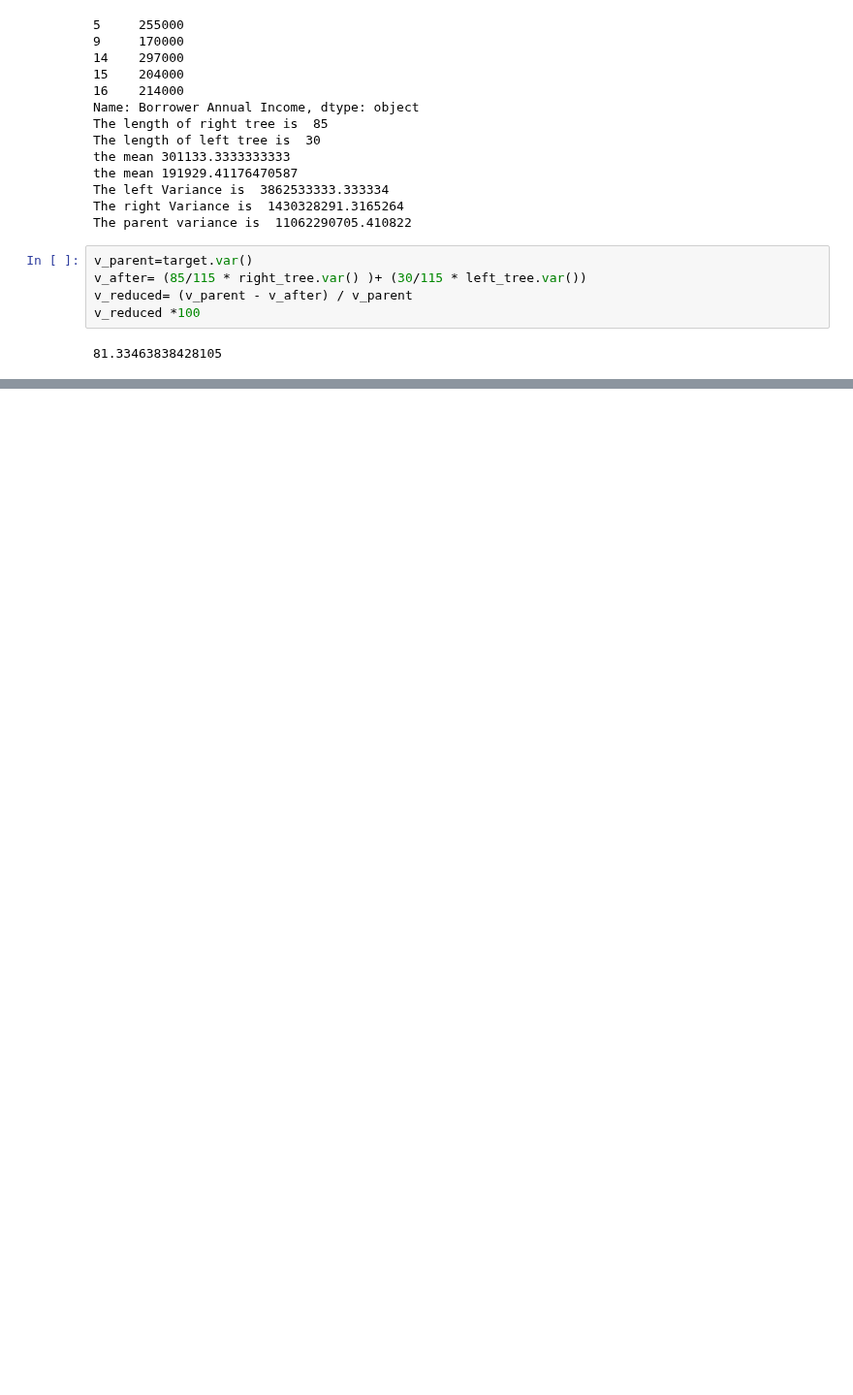
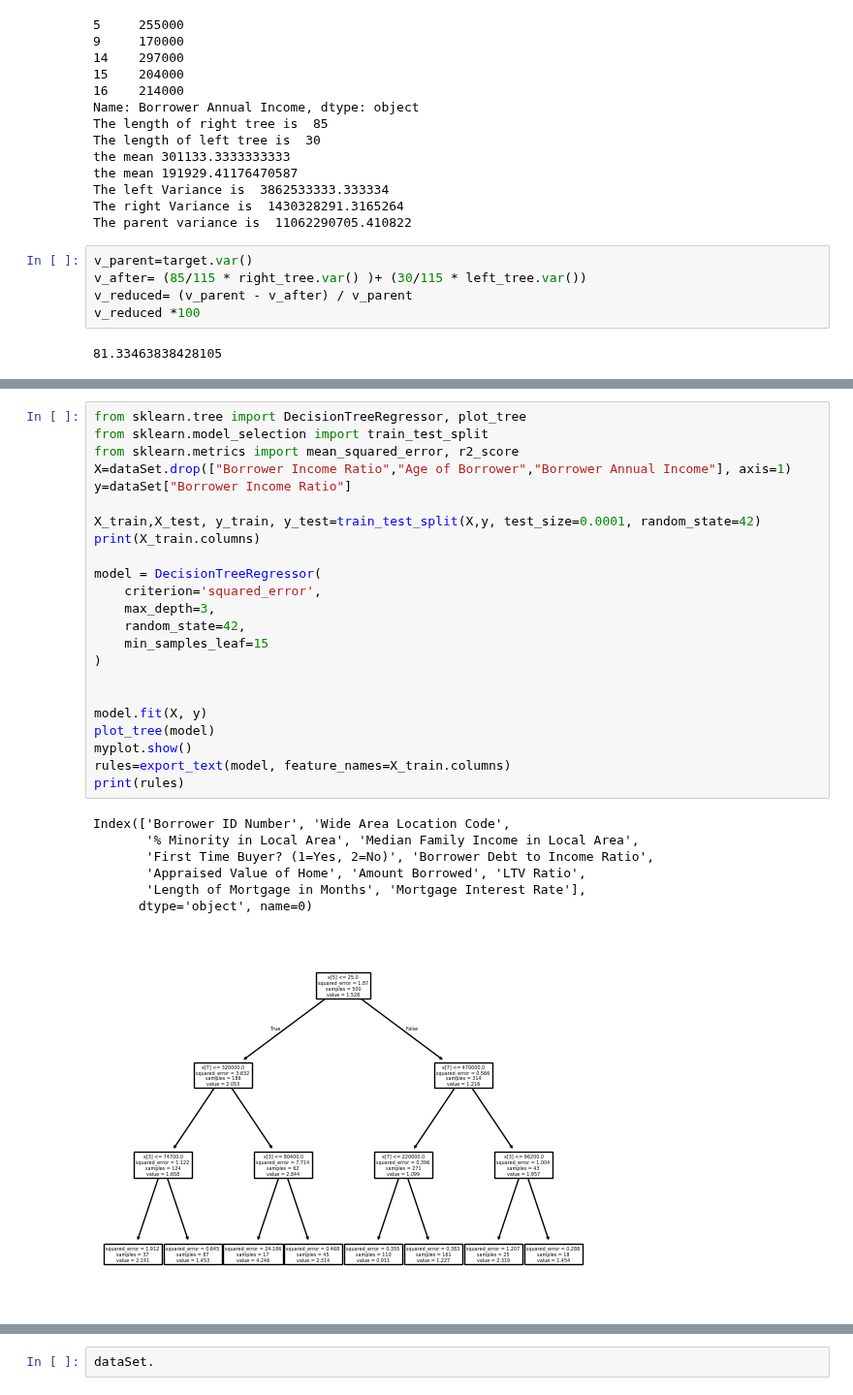
Before and after one commit to KunalNeon/CommBank, a Jupyter notebook: dataSet.ipynb, the cells around one changed output, grey strips where cells are left out. Shown at 97% size. Cells and saved outputs as stored; diff of their text form; blank space fills up the shorter version.

```diff
--- a/dataSet.ipynb
+++ b/dataSet.ipynb
@@ -631,0 +662,31 @@ v_reduced *100
+# %%
+from sklearn.tree import DecisionTreeRegressor, plot_tree
+from sklearn.model_selection import train_test_split
+from sklearn.metrics import mean_squared_error, r2_score
+X=dataSet.drop(["Borrower Income Ratio","Age of Borrower","Borrower Annual Income"], axis=1)
+y=dataSet["Borrower Income Ratio"]
+
+X_train,X_test, y_train, y_test=train_test_split(X,y, test_size=0.0001, random_state=42)
+print(X_train.columns)
+
+model = DecisionTreeRegressor(
+    criterion='squared_error',
+    max_depth=3,
+    random_state=42,
+    min_samples_leaf=15
+)
+
+
+model.fit(X, y)
+plot_tree(model)
+myplot.show()
+rules=export_text(model, feature_names=X_train.columns)
+print(rules)
+# %% [output]
+Index(['Borrower ID Number', 'Wide Area Location Code',
+       '% Minority in Local Area', 'Median Family Income in Local Area',
+       'First Time Buyer? (1=Yes, 2=No)', 'Borrower Debt to Income Ratio',
+       'Appraised Value of Home', 'Amount Borrowed', 'LTV Ratio',
+       'Length of Mortgage in Months', 'Mortgage Interest Rate'],
+      dtype='object', name=0)
+[figure, added]
@@ -631,0 +710,2 @@ v_reduced *100
+# %%
+dataSet.
```
Also changed, not shown: parts of 12 cells of this notebook.
